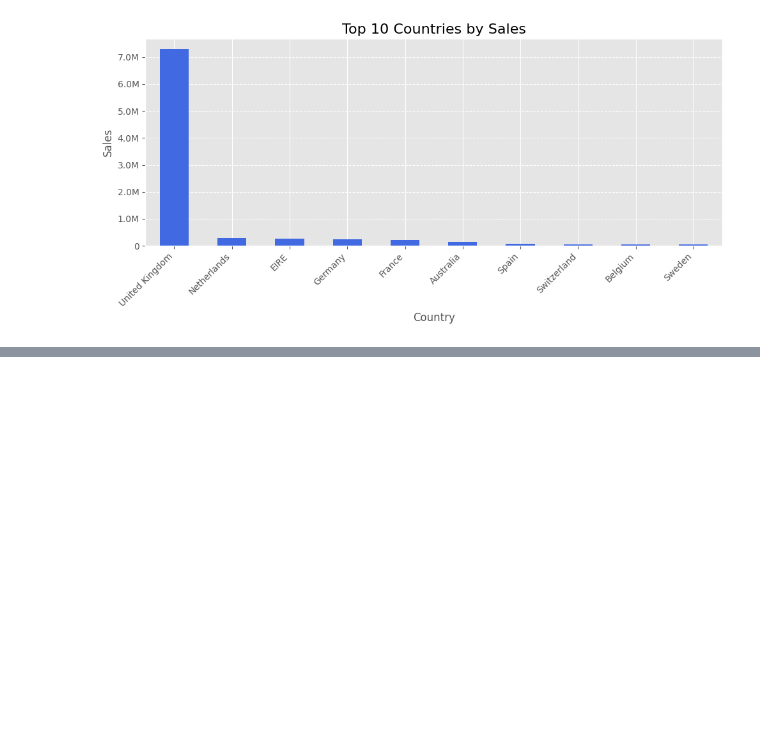
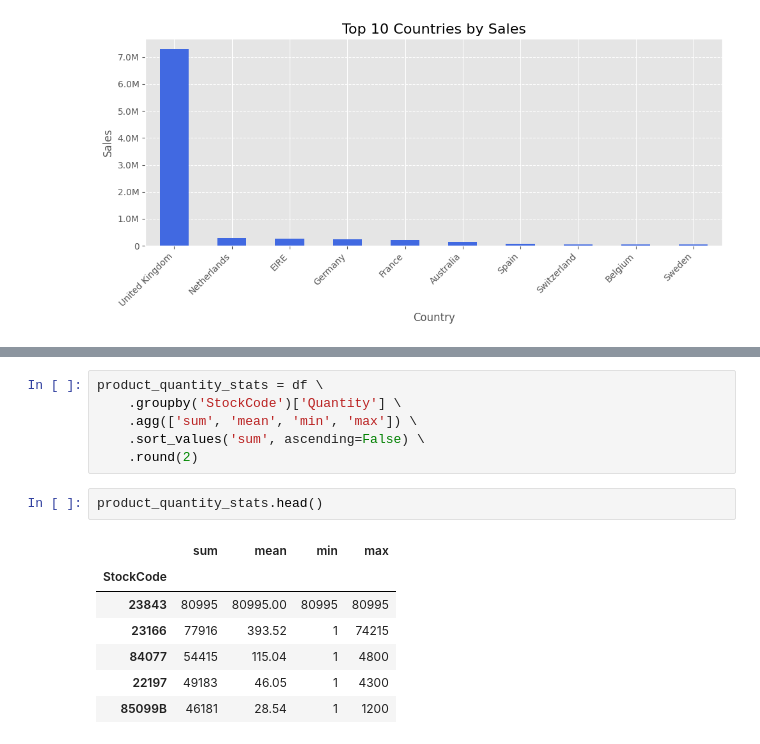
Before and after one commit to bikash-789/ml-journey, a Jupyter notebook: 00-python_and_pandas_review/Pandas_Intermeditate.ipynb, the cells around one changed output, grey strips where cells are left out. Saved outputs shown, nothing was run; the diff lists cells and outputs as text; blank space fills up the shorter version.

```diff
--- a/00-python_and_pandas_review/Pandas_Intermeditate.ipynb
+++ b/00-python_and_pandas_review/Pandas_Intermeditate.ipynb
@@ -204,0 +247,16 @@ plt.show()
+# %%
+product_quantity_stats = df \
+    .groupby('StockCode')['Quantity'] \
+    .agg(['sum', 'mean', 'min', 'max']) \
+    .sort_values('sum', ascending=False) \
+    .round(2)
+# %%
+product_quantity_stats.head()
+# %% [output]
+|  | sum | mean | min | max |
+| StockCode |  |  |  |  |
+| 23843 | 80995 | 80995.00 | 80995 | 80995 |
+| 23166 | 77916 | 393.52 | 1 | 74215 |
+| 84077 | 54415 | 115.04 | 1 | 4800 |
+| 22197 | 49183 | 46.05 | 1 | 4300 |
+| 85099B | 46181 | 28.54 | 1 | 1200 |
```
Also changed, not shown: parts of 4 cells of this notebook.
